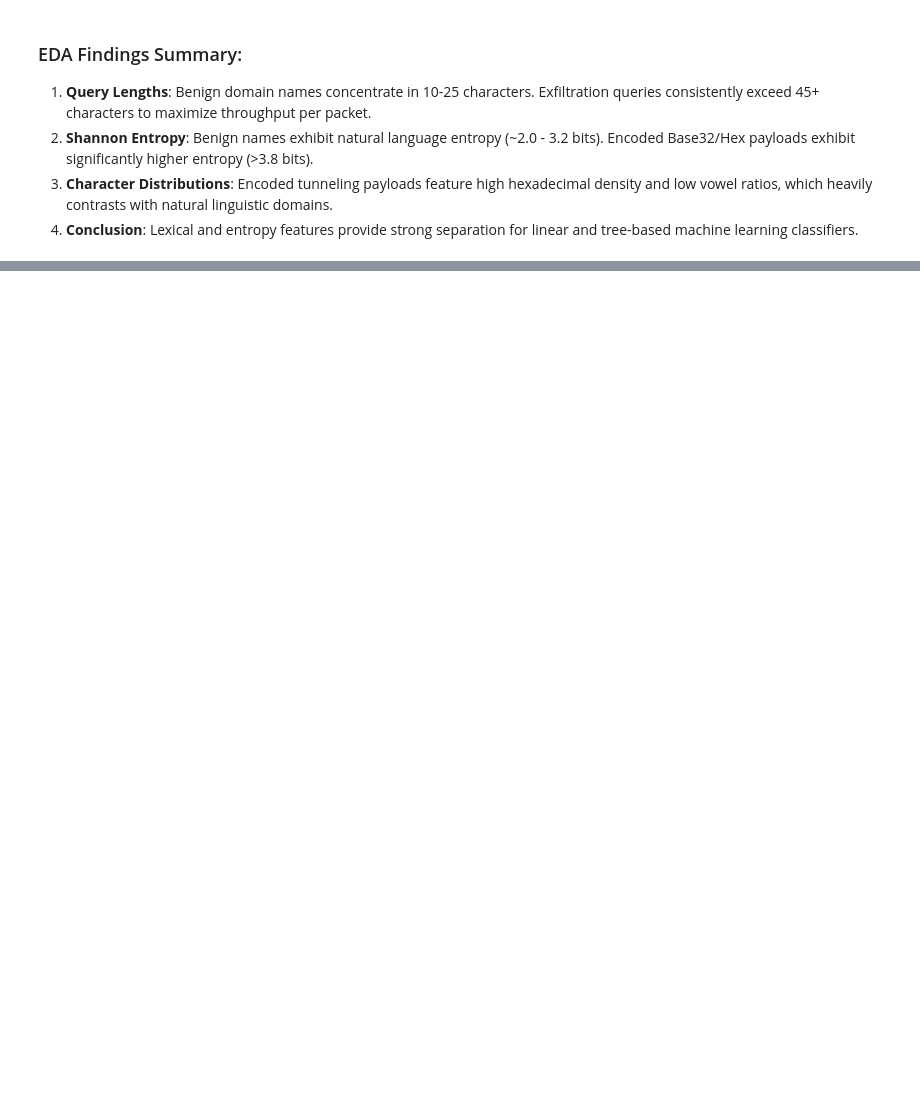
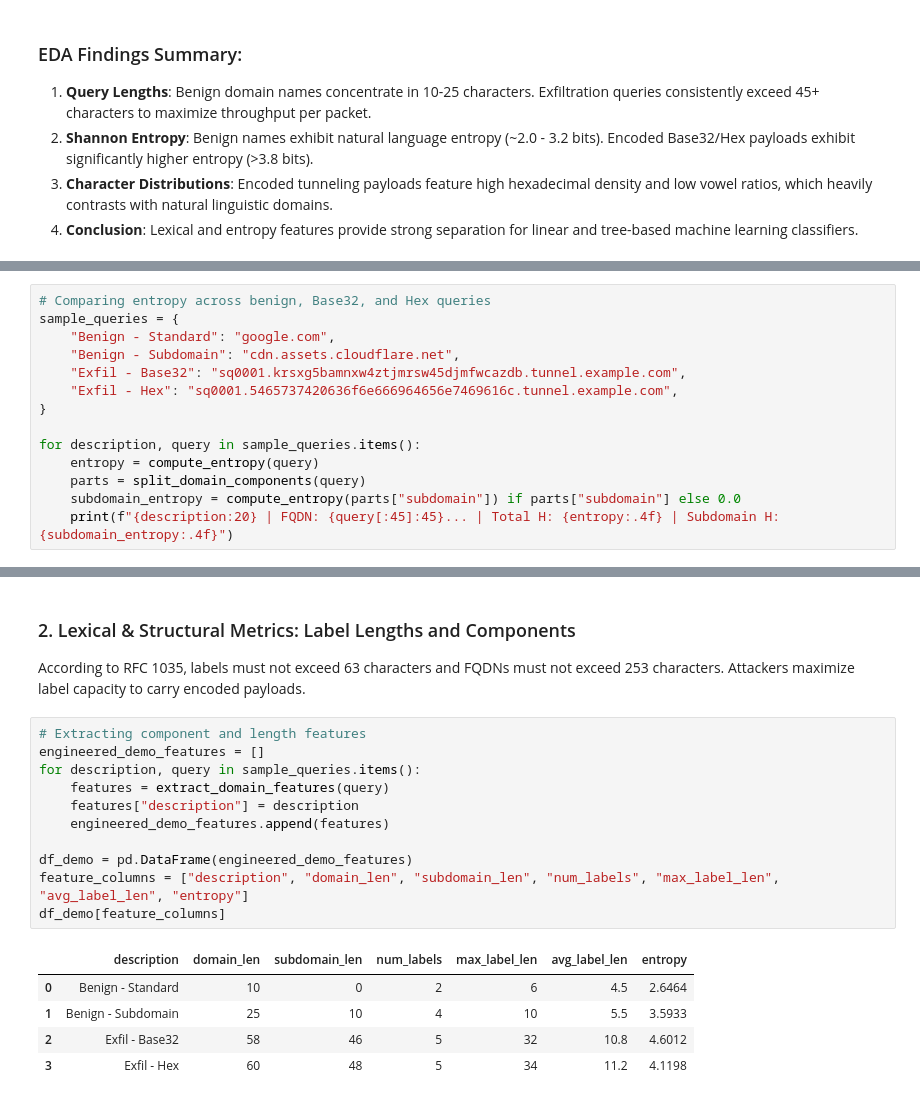
Before and after one commit to Soham-Donode/dns-exfiltration-rm, a Jupyter notebook: notebooks/01_eda.ipynb, the cells around one changed output, grey strips where cells are left out. Cells and saved outputs as stored; diff of their text form; blank space fills up the shorter version.

```diff
--- a/notebooks/01_eda.ipynb
+++ b/notebooks/01_eda.ipynb
@@ -162,0 +240,14 @@ plt.show()
+# %%
+# Comparing entropy across benign, Base32, and Hex queries
+sample_queries = {
+    "Benign - Standard": "google.com",
+    "Benign - Subdomain": "cdn.assets.cloudflare.net",
+    "Exfil - Base32": "sq0001.krsxg5bamnxw4ztjmrsw45djmfwcazdb.tunnel.example.com",
+    "Exfil - Hex": "sq0001.5465737420636f6e666964656e7469616c.tunnel.example.com",
+}
+
+for description, query in sample_queries.items():
+    entropy = compute_entropy(query)
+    parts = split_domain_components(query)
+    subdomain_entropy = compute_entropy(parts["subdomain"]) if parts["subdomain"] else 0.0
+    print(f"{description:20} | FQDN: {query[:45]:45}... | Total H: {entropy:.4f} | Subdomain H: {subdomain_entropy:.4f}")
@@ -162,0 +259,21 @@ plt.show()
+# %% [markdown]
+### 2. Lexical & Structural Metrics: Label Lengths and Components
+
+According to RFC 1035, labels must not exceed 63 characters and FQDNs must not exceed 253 characters. Attackers maximize label capacity to carry encoded payloads.
+# %%
+# Extracting component and length features
+engineered_demo_features = []
+for description, query in sample_queries.items():
+    features = extract_domain_features(query)
+    features["description"] = description
+    engineered_demo_features.append(features)
+
+df_demo = pd.DataFrame(engineered_demo_features)
+feature_columns = ["description", "domain_len", "subdomain_len", "num_labels", "max_label_len", "avg_label_len", "entropy"]
+df_demo[feature_columns]
+# %% [output]
+|  | description | domain_len | subdomain_len | num_labels | max_label_len | avg_label_len | entropy |
+| 0 | Benign - Standard | 10 | 0 | 2 | 6 | 4.5 | 2.6464 |
+| 1 | Benign - Subdomain | 25 | 10 | 4 | 10 | 5.5 | 3.5933 |
+| 2 | Exfil - Base32 | 58 | 46 | 5 | 32 | 10.8 | 4.6012 |
+| 3 | Exfil - Hex | 60 | 48 | 5 | 34 | 11.2 | 4.1198 |
```
Also changed, not shown: parts of 21 cells of this notebook, 16 other files.
